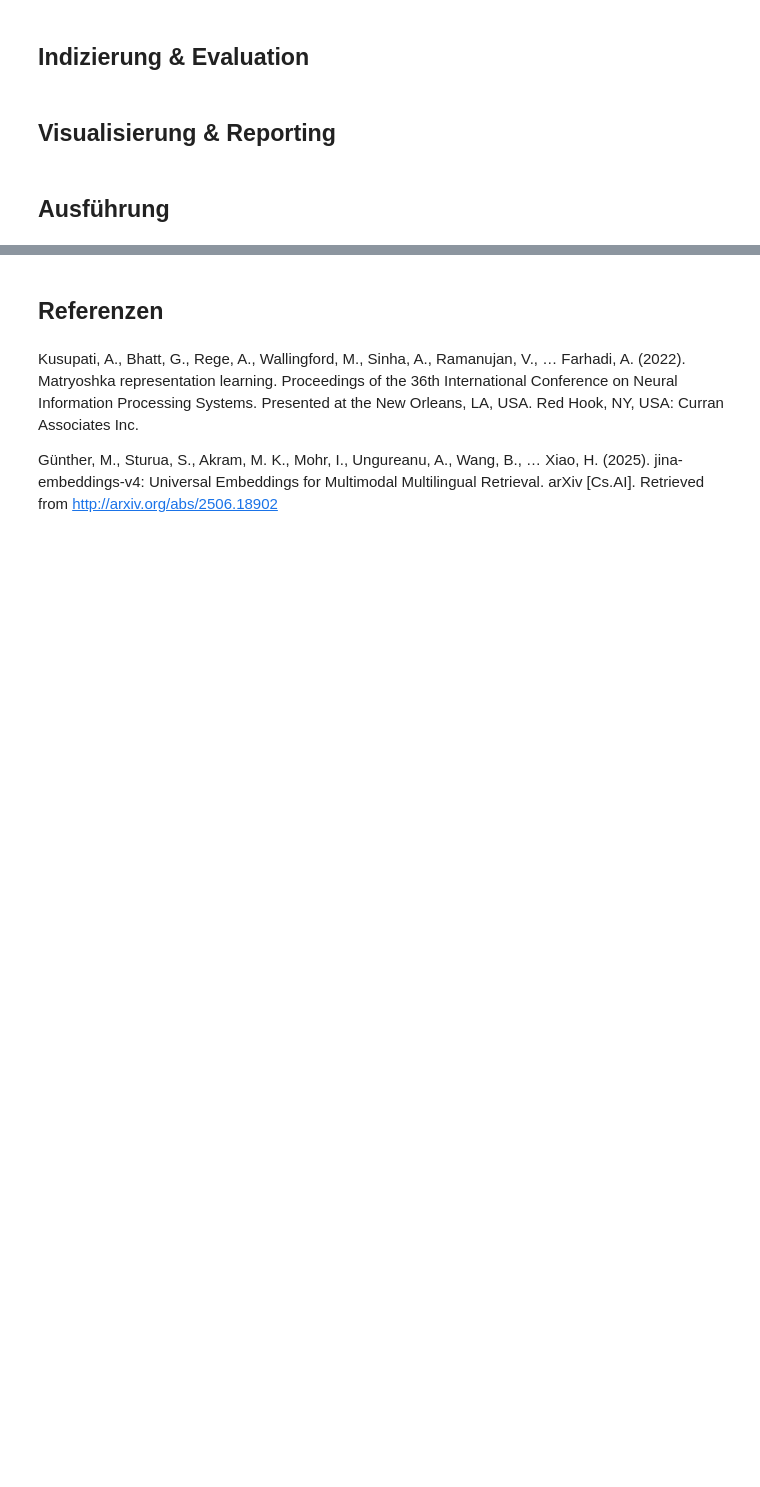
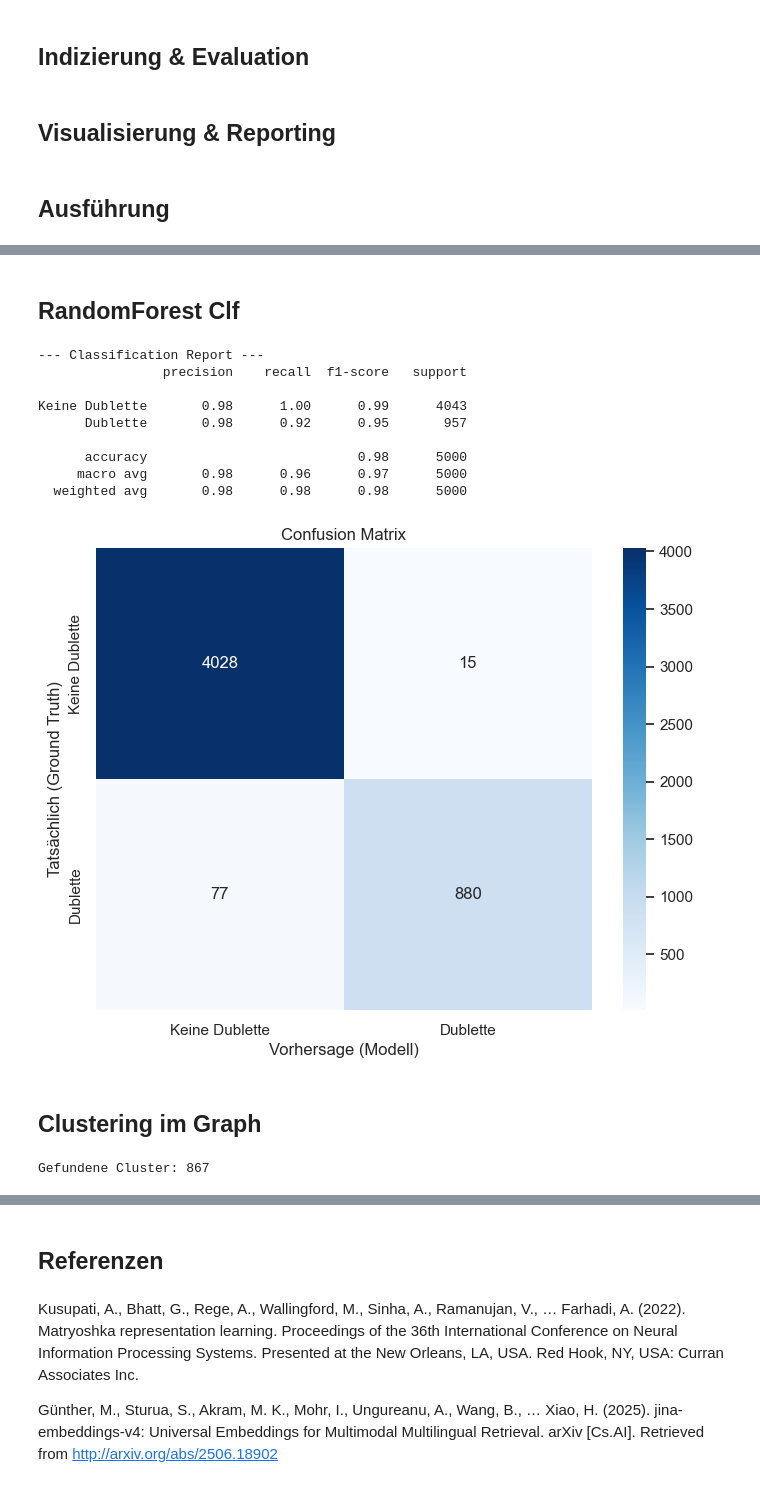
Before and after one commit to F1nnSBK/Entitiy-Resolution, a Jupyter notebook: entity_resolution.ipynb, the cells around one changed output, grey strips where cells are left out. Drawn from its saved outputs; the diff is of its cells as text; code cells hidden in the pictures; blank space fills up the shorter version.

```diff
--- a/entity_resolution.ipynb
+++ b/entity_resolution.ipynb
@@ -337,0 +416,55 @@ Evaluating dimension: 2048
+# %% [markdown]
+## RandomForest Clf
+# %%
+from sklearn.ensemble import RandomForestClassifier
+
+rf = RandomForestClassifier(n_estimators=100, max_depth=5)
+rf.fit(features, labels)
+
+predictions = rf.predict(features)
+confirmed_pairs = []
+
+for idx, pred in enumerate(predictions):
+    if pred == 1:
+        id_noisy = df_noisy.iloc[idx // 5].name
+        id_base = I[idx // 5][idx % 5]
+        confirmed_pairs.append((f"noisy_{id_noisy}", f"base_{id_base}"))
+# %%
+from sklearn.metrics import confusion_matrix, classification_report
+
+print("--- Classification Report ---")
+print(classification_report(labels, predictions, target_names=['Keine Dublette', 'Dublette']))
+
+cm = confusion_matrix(labels, predictions)
+plt.figure(figsize=(8, 6))
+sns.heatmap(cm, annot=True, fmt='d', cmap='Blues',
+            xticklabels=['Keine Dublette', 'Dublette'],
+            yticklabels=['Keine Dublette', 'Dublette'])
+plt.xlabel('Vorhersage (Modell)')
+plt.ylabel('Tatsächlich (Ground Truth)')
+plt.title('Confusion Matrix')
+plt.show()
+# %% [output]
+--- Classification Report ---
+                precision    recall  f1-score   support
+
+Keine Dublette       0.98      1.00      0.99      4043
+      Dublette       0.98      0.92      0.95       957
+
+      accuracy                           0.98      5000
+     macro avg       0.98      0.96      0.97      5000
+  weighted avg       0.98      0.98      0.98      5000
+[figure, added]
+# %% [markdown]
+## Clustering im Graph
+# %%
+import networkx as nx
+
+G = nx.Graph()
+G.add_edges_from(confirmed_pairs)
+
+clusters = list(nx.connected_components(G))
+
+print(f"Gefundene Cluster: {len(clusters)}")
+# %% [output]
+Gefundene Cluster: 867
```
Also changed, not shown: parts of 9 cells of this notebook, 3 other files.
